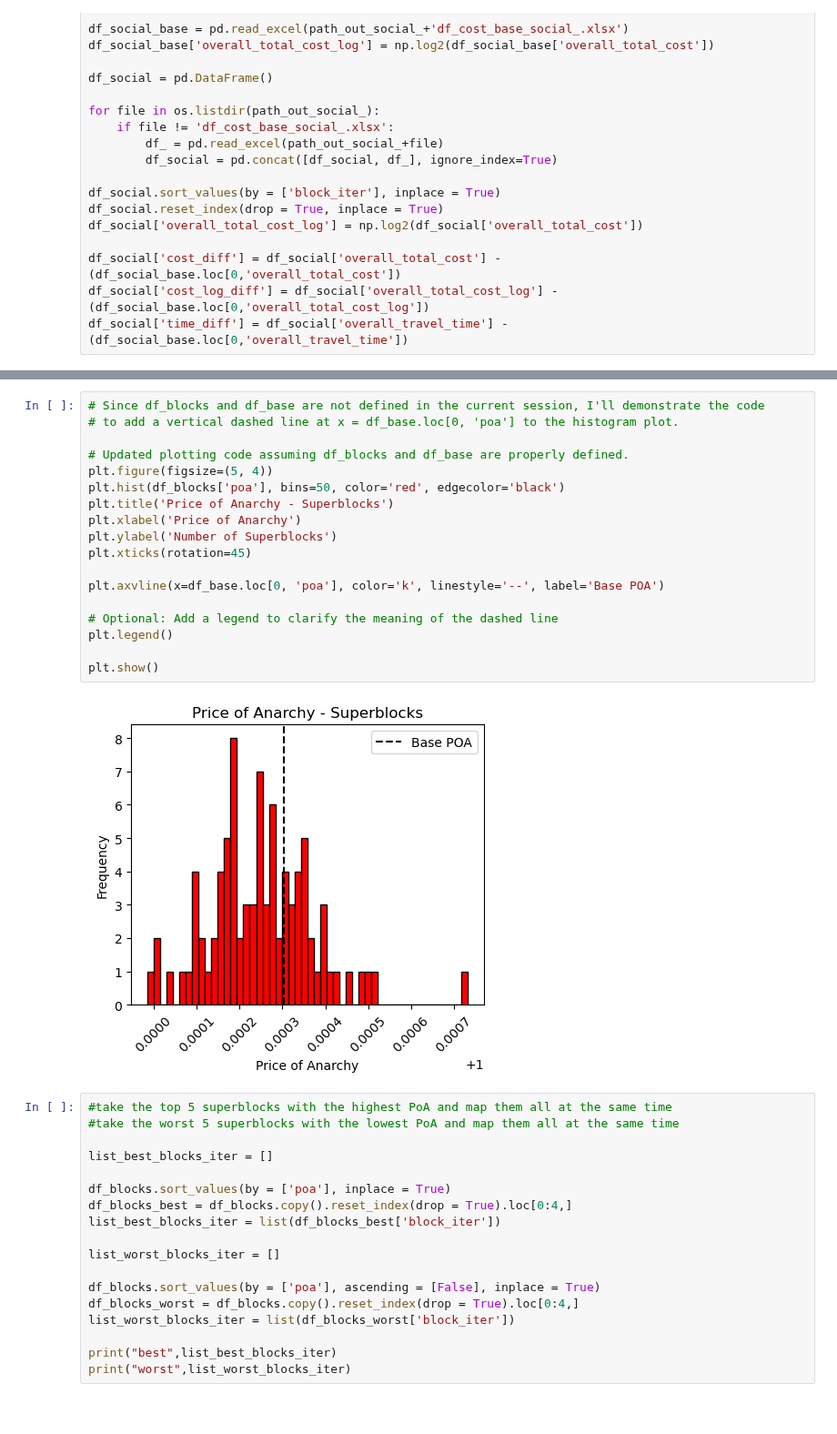
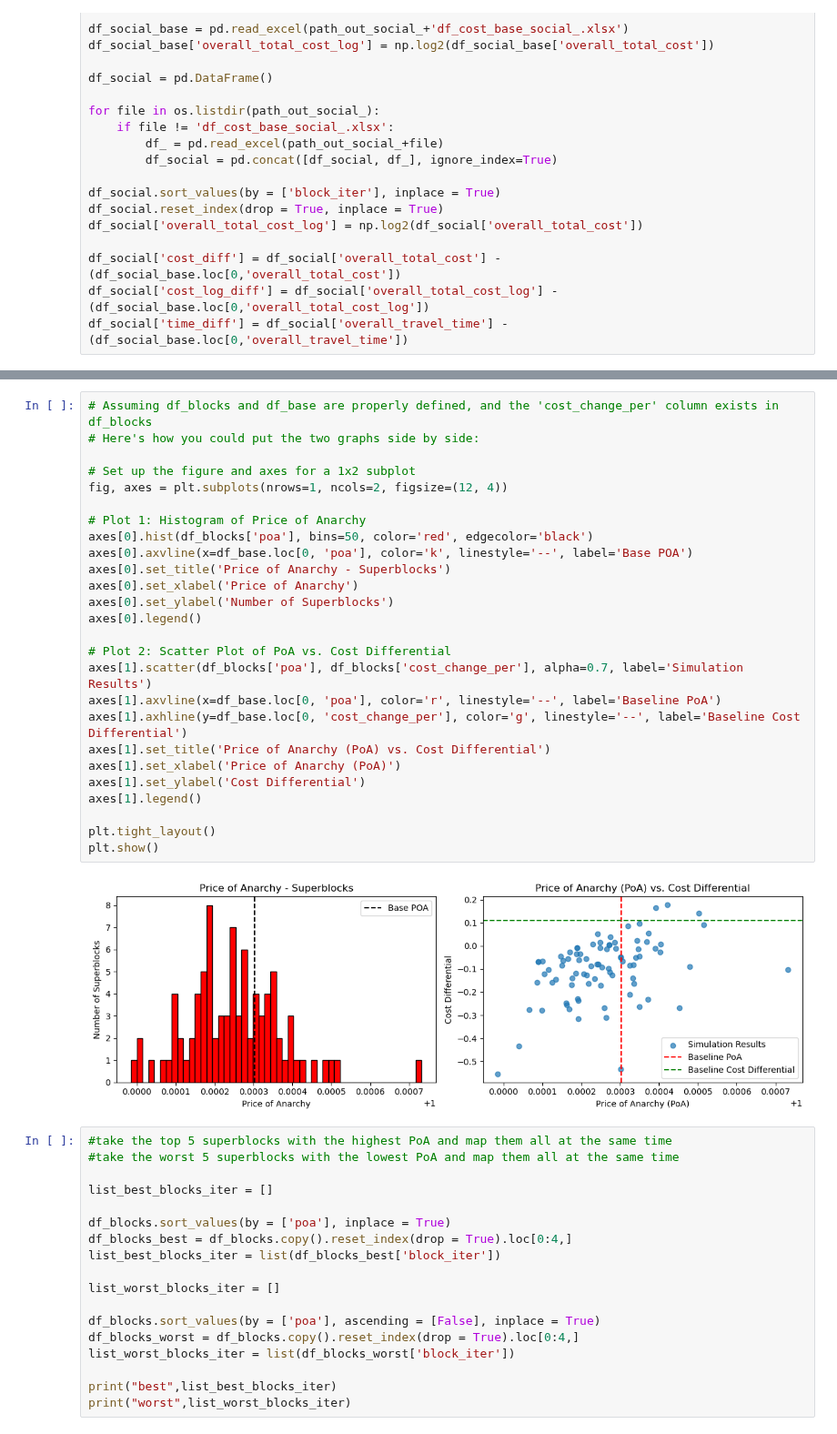
Before and after one commit to claricemottet/Barcelona_Superblock_Placement_Optimization, a Jupyter notebook: networks_bcn.ipynb, the cells around one changed output, grey strips where cells are left out. Shown at 91% size. Drawn from its saved outputs; the diff is of its cells as text; blank space fills up the shorter version.

```diff
--- a/networks_bcn.ipynb
+++ b/networks_bcn.ipynb
@@ -868,23 +873,31 @@ plt.show()
-# %%
-# Since df_blocks and df_base are not defined in the current session, I'll demonstrate the code
-# to add a vertical dashed line at x = df_base.loc[0, 'poa'] to the histogram plot.
-
-# Updated plotting code assuming df_blocks and df_base are properly defined.
-plt.figure(figsize=(5, 4))
-plt.hist(df_blocks['poa'], bins=50, color='red', edgecolor='black')
-plt.title('Price of Anarchy - Superblocks')
-plt.xlabel('Price of Anarchy')
-plt.ylabel('Number of Superblocks')
-plt.xticks(rotation=45)
-
-plt.axvline(x=df_base.loc[0, 'poa'], color='k', linestyle='--', label='Base POA')
-
-# Optional: Add a legend to clarify the meaning of the dashed line
-plt.legend()
-
-plt.show()
-# %% [output]
-[figure, removed]
+# %%
+# Assuming df_blocks and df_base are properly defined, and the 'cost_change_per' column exists in df_blocks
+# Here's how you could put the two graphs side by side:
+
+# Set up the figure and axes for a 1x2 subplot
+fig, axes = plt.subplots(nrows=1, ncols=2, figsize=(12, 4))
+
+# Plot 1: Histogram of Price of Anarchy
+axes[0].hist(df_blocks['poa'], bins=50, color='red', edgecolor='black')
+axes[0].axvline(x=df_base.loc[0, 'poa'], color='k', linestyle='--', label='Base POA')
+axes[0].set_title('Price of Anarchy - Superblocks')
+axes[0].set_xlabel('Price of Anarchy')
+axes[0].set_ylabel('Number of Superblocks')
+axes[0].legend()
+
+# Plot 2: Scatter Plot of PoA vs. Cost Differential
+axes[1].scatter(df_blocks['poa'], df_blocks['cost_change_per'], alpha=0.7, label='Simulation Results')
+axes[1].axvline(x=df_base.loc[0, 'poa'], color='r', linestyle='--', label='Baseline PoA')
+axes[1].axhline(y=df_base.loc[0, 'cost_change_per'], color='g', linestyle='--', label='Baseline Cost Differential')
+axes[1].set_title('Price of Anarchy (PoA) vs. Cost Differential')
+axes[1].set_xlabel('Price of Anarchy (PoA)')
+axes[1].set_ylabel('Cost Differential')
+axes[1].legend()
+
+plt.tight_layout()
+plt.show()
+# %% [output]
+[figure, added]
 # %%
 #take the top 5 superblocks with the highest PoA and map them all at the same time
 #take the worst 5 superblocks with the lowest PoA and map them all at the same time
```
Also changed, not shown: parts of 5 cells of this notebook.
